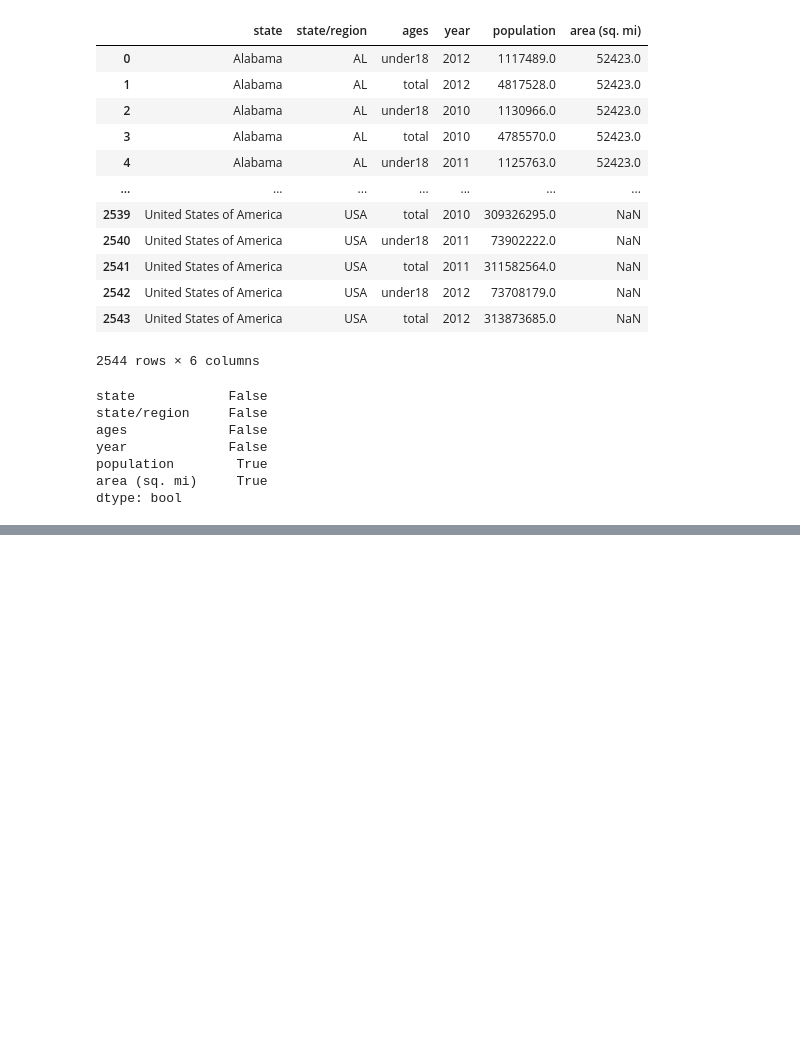
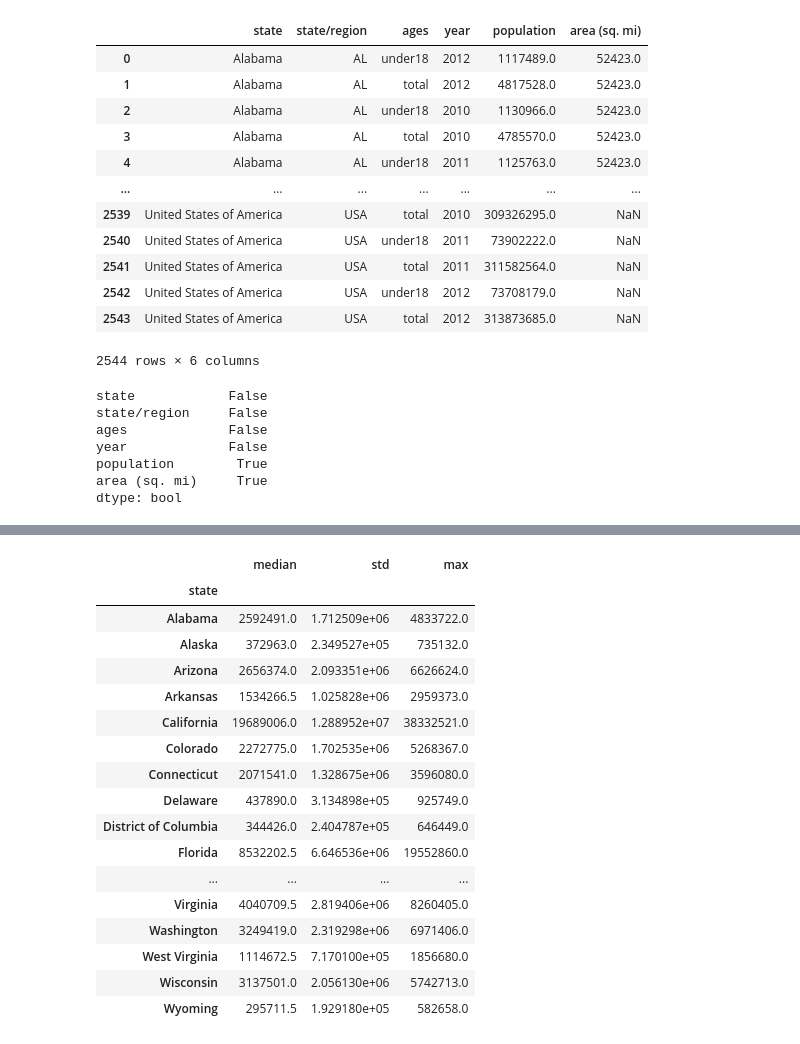
Before and after one commit to danyalutsevich/ML_AI, a Jupyter notebook: Pandas/HowMerge.ipynb, the cells around one changed output, grey strips where cells are left out. Cells and saved outputs as stored; diff of their text form; code cells hidden in the pictures; blank space fills up the shorter version.

Commit message:
groupBy

```diff
--- a/Pandas/HowMerge.ipynb
+++ b/Pandas/HowMerge.ipynb
@@ -330,0 +429,21 @@ dtype: bool
+# %%
+merged.groupby("state")["population"].aggregate([np.median,np.std,max])
+# %% [output]
+|  | median | std | max |
+| state |  |  |  |
+| Alabama | 2592491.0 | 1.712509e+06 | 4833722.0 |
+| Alaska | 372963.0 | 2.349527e+05 | 735132.0 |
+| Arizona | 2656374.0 | 2.093351e+06 | 6626624.0 |
+| Arkansas | 1534266.5 | 1.025828e+06 | 2959373.0 |
+| California | 19689006.0 | 1.288952e+07 | 38332521.0 |
+| Colorado | 2272775.0 | 1.702535e+06 | 5268367.0 |
+| Connecticut | 2071541.0 | 1.328675e+06 | 3596080.0 |
+| Delaware | 437890.0 | 3.134898e+05 | 925749.0 |
+| District of Columbia | 344426.0 | 2.404787e+05 | 646449.0 |
+| Florida | 8532202.5 | 6.646536e+06 | 19552860.0 |
+| ... | ... | ... | ... |
+| Virginia | 4040709.5 | 2.819406e+06 | 8260405.0 |
+| Washington | 3249419.0 | 2.319298e+06 | 6971406.0 |
+| West Virginia | 1114672.5 | 7.170100e+05 | 1856680.0 |
+| Wisconsin | 3137501.0 | 2.056130e+06 | 5742713.0 |
+| Wyoming | 295711.5 | 1.929180e+05 | 582658.0 |
```
Also changed, not shown: parts of 8 cells of this notebook, 1 other file.
